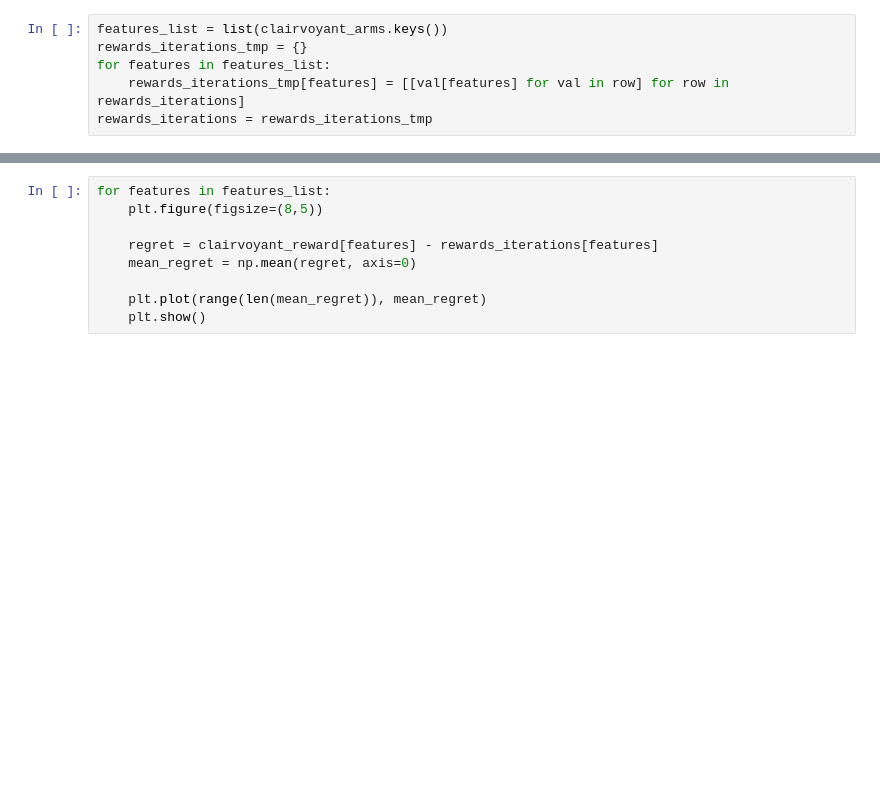
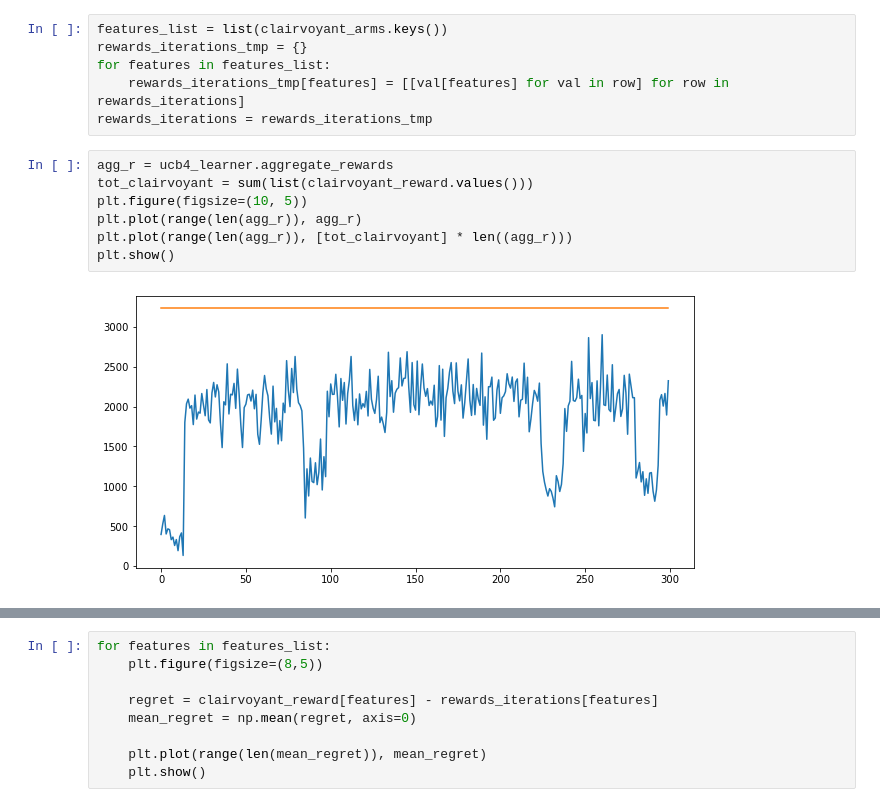
Before and after one commit to VladMarianCimpeanu/OLA_project, a Jupyter notebook: step7.ipynb, the cells around one changed output, grey strips where cells are left out. Drawn from its saved outputs; the diff is of its cells as text; blank space fills up the shorter version.

Commit message:
added aggregate reward in context generatir

```diff
--- a/step7.ipynb
+++ b/step7.ipynb
@@ -114,6 +110,15 @@ rewards_iterations_tmp = {}
 for features in features_list:
     rewards_iterations_tmp[features] = [[val[features] for val in row] for row in rewards_iterations]
 rewards_iterations = rewards_iterations_tmp
+# %%
+agg_r = ucb4_learner.aggregate_rewards
+tot_clairvoyant = sum(list(clairvoyant_reward.values()))
+plt.figure(figsize=(10, 5))
+plt.plot(range(len(agg_r)), agg_r)
+plt.plot(range(len(agg_r)), [tot_clairvoyant] * len((agg_r)))
+plt.show()
+# %% [output]
+[figure, added]
 # %%
 for features in features_list:
     plt.figure(figsize=(10, 5))
```
Also changed, not shown: parts of 5 cells of this notebook, 3 other files.
